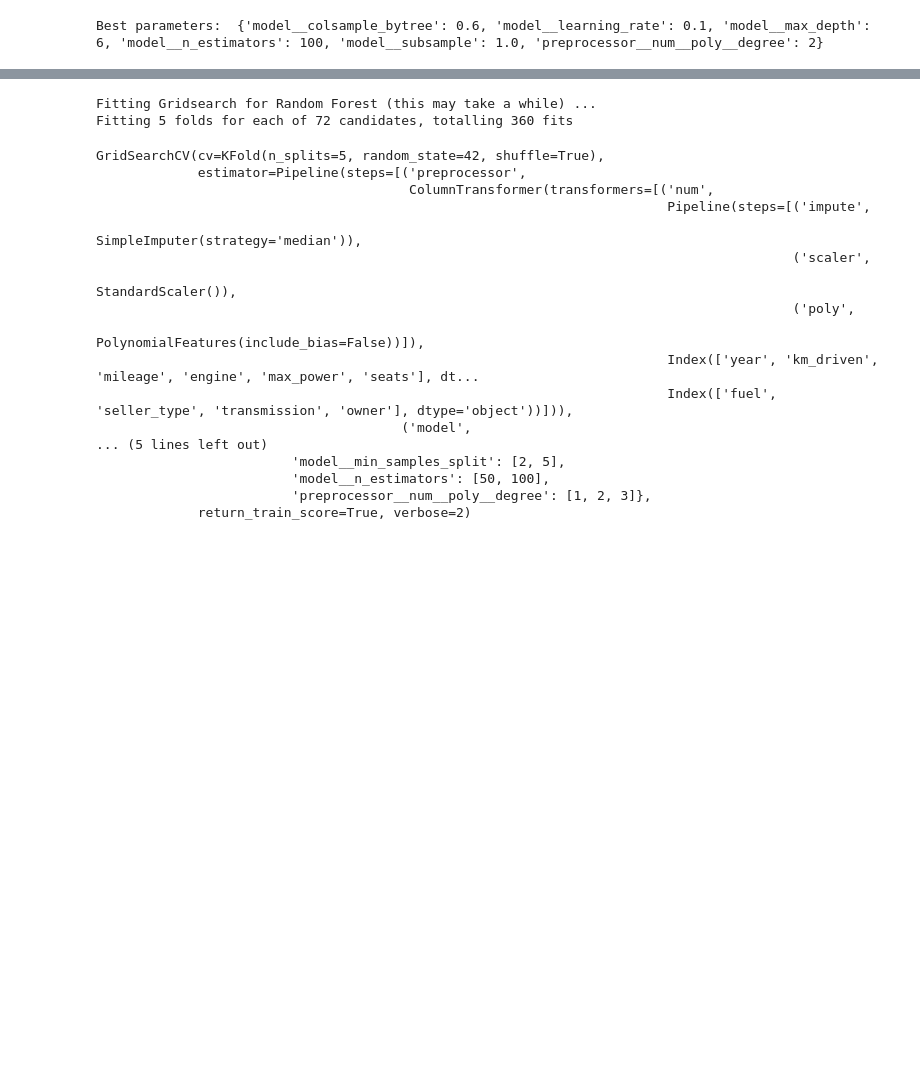
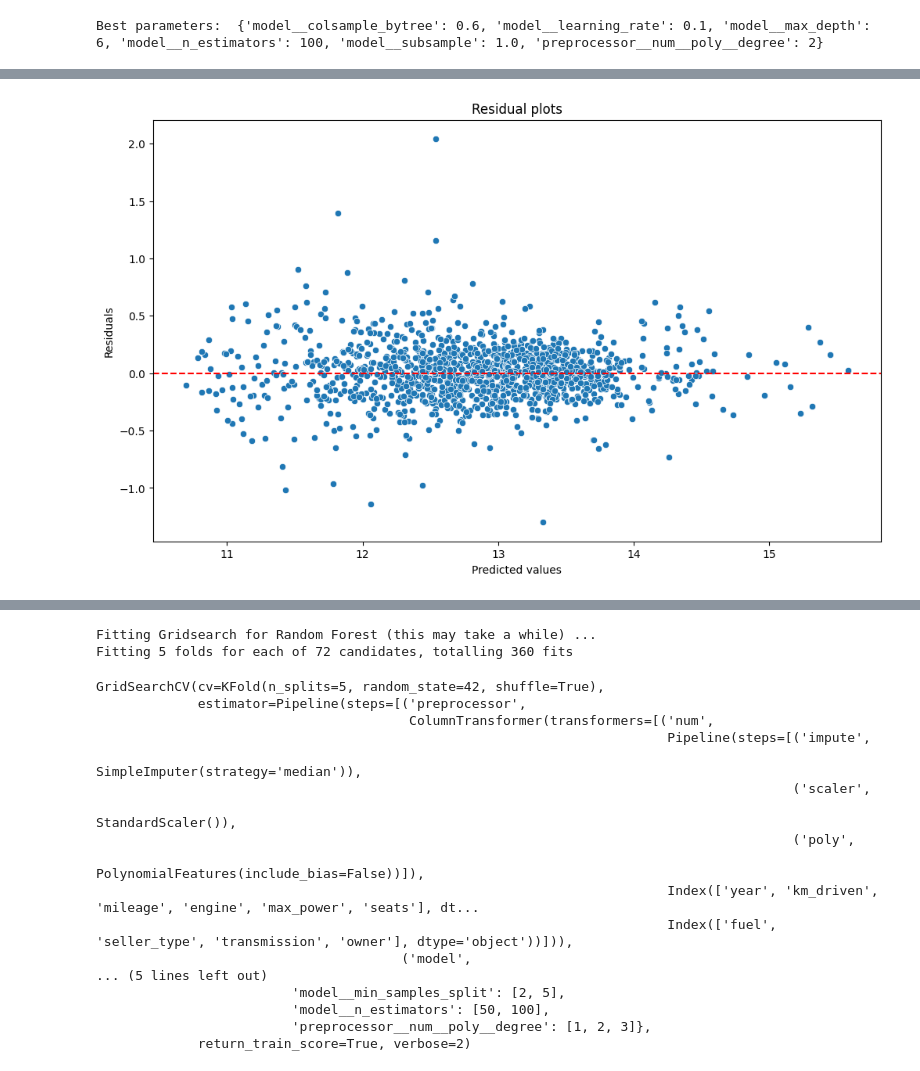
Before and after one commit to Maxwell-Selassie/Car-Price-Prediction-Model, a Jupyter notebook: notebook.ipynb, the cells around one changed output, grey strips where cells are left out. Saved outputs shown, nothing was run; the diff lists cells and outputs as text; code cells hidden in the pictures; blank space fills up the shorter version.

```diff
--- a/notebook.ipynb
+++ b/notebook.ipynb
@@ -403,0 +452,3 @@ XGB R^2 Score : 0.90
+# %%
+train_pred = best_xgb.predict(x_train) #perform predictions on training set
+val_pred = best_xgb.predict(x_test) #perform predictions on testing set
@@ -403,0 +465,17 @@ XGB R^2 Score : 0.90
+# %%
+# residuals - difference between predicted and actual values
+residuals = y_test - val_pred
+
+# residual plots
+plt.figure(figsize=(12,7))
+sns.scatterplot(x=val_pred,y=residuals)
+plt.axhline(0,color='red',linestyle='--')
+plt.xlabel('Predicted values')
+plt.ylabel('Residuals')
+plt.title('Residual plots')
+plt.show()
+# ideal if residuals look like noise around 0
+# systematic patterns equals bad model
+# bigger errors around edges means model struggles with extreme values
+# %% [output]
+[figure, added]
```
Also changed, not shown: parts of 9 cells of this notebook.
